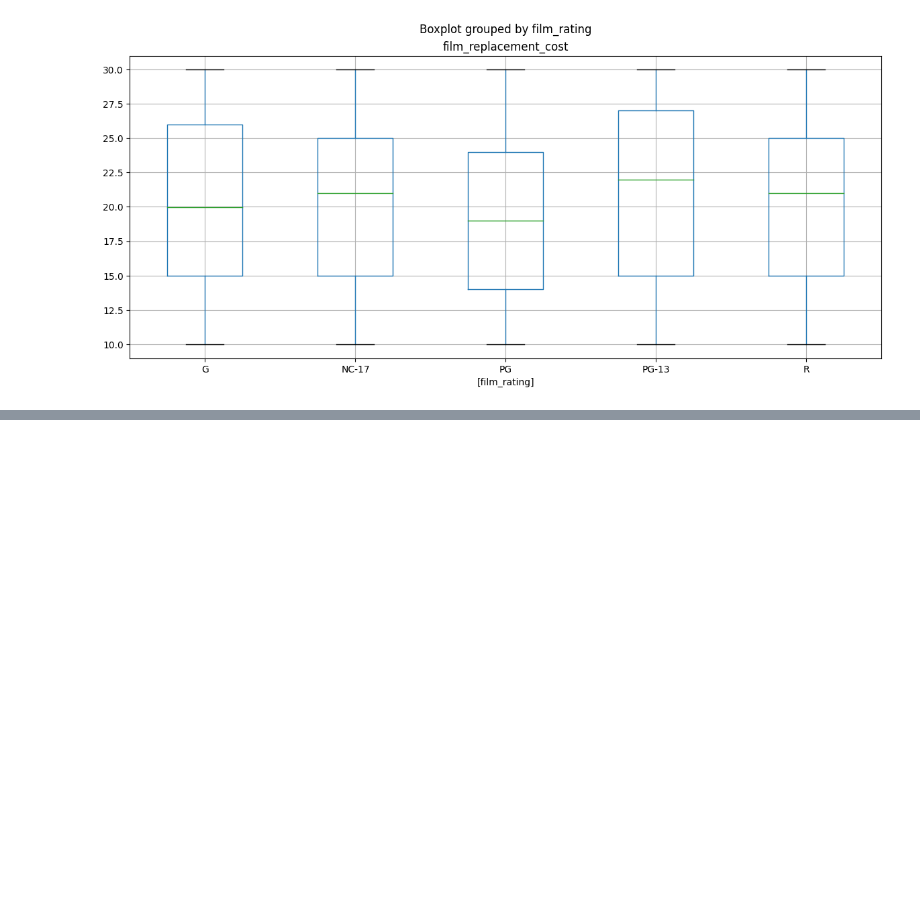
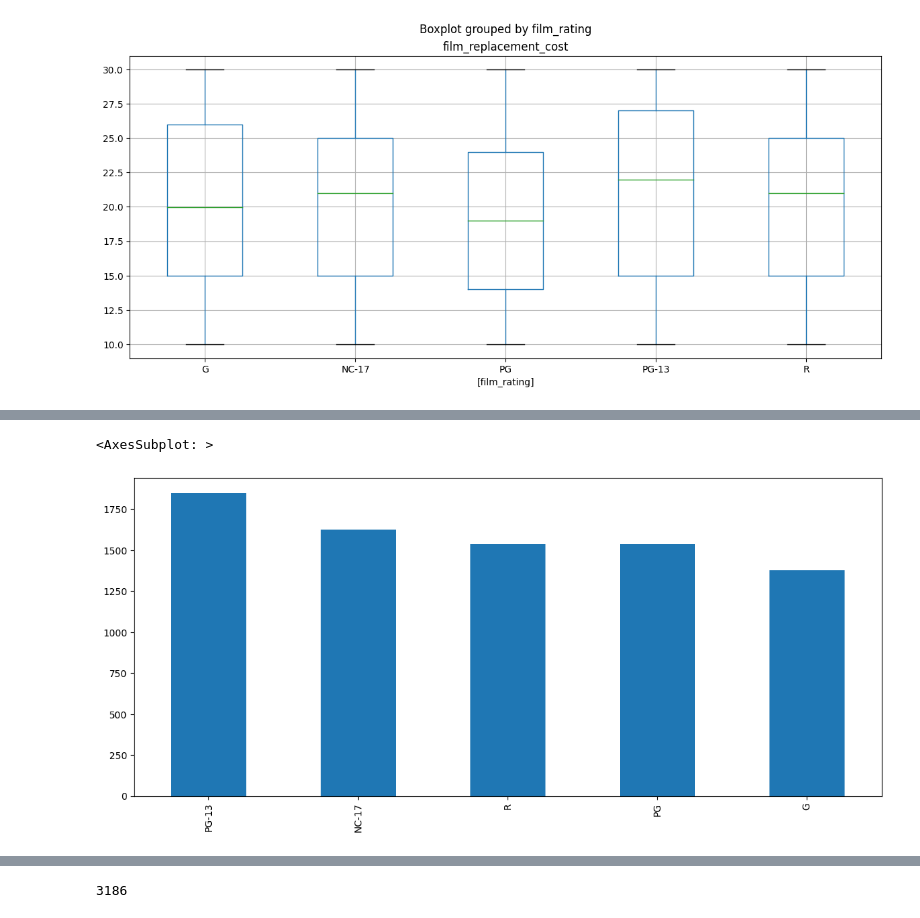
Before and after one commit to TshepoKubeka/FreeCodeCamp-Pandas-Real-Life-Example, a Jupyter notebook: Exercises_2.ipynb, the cells around one changed output, grey strips where cells are left out. Cells and saved outputs as stored; diff of their text form; code cells hidden in the pictures; blank space fills up the shorter version.

```diff
--- a/Exercises_2.ipynb
+++ b/Exercises_2.ipynb
@@ -297,3 +426,8 @@ df.loc[df['rental_store_city'] == 'Lethbridge', 'film_rating'].value_counts().pl
+# %%
+df.loc[df['rental_store_city'] == 'Lethbridge', 'film_rating'].value_counts().plot(kind='bar', figsize=(14,6))
+# %% [output]
+<AxesSubplot: >
+[figure, added]
 # %% [markdown]
 ![green-divider](https://user-images.githubusercontent.com/7065401/52071924-c003ad80-2562-11e9-8297-1c6595f8a7ff.png)
 
@@ -303,2 +435,6 @@ df.loc[df['rental_store_city'] == 'Lethbridge', 'film_rating'].value_counts().pl
+# %%
+df.loc[(df['rental_store_city'] == 'Woodridge') & (df['film_rental_duration'] > 5)].shape[0]
+# %% [output]
+3186
 # %%
 df.loc[(df['rental_store_city'] == 'Woodridge') & (df['film_rental_duration'] > 5)].shape[0]
```
Also changed, not shown: parts of 36 cells of this notebook.
